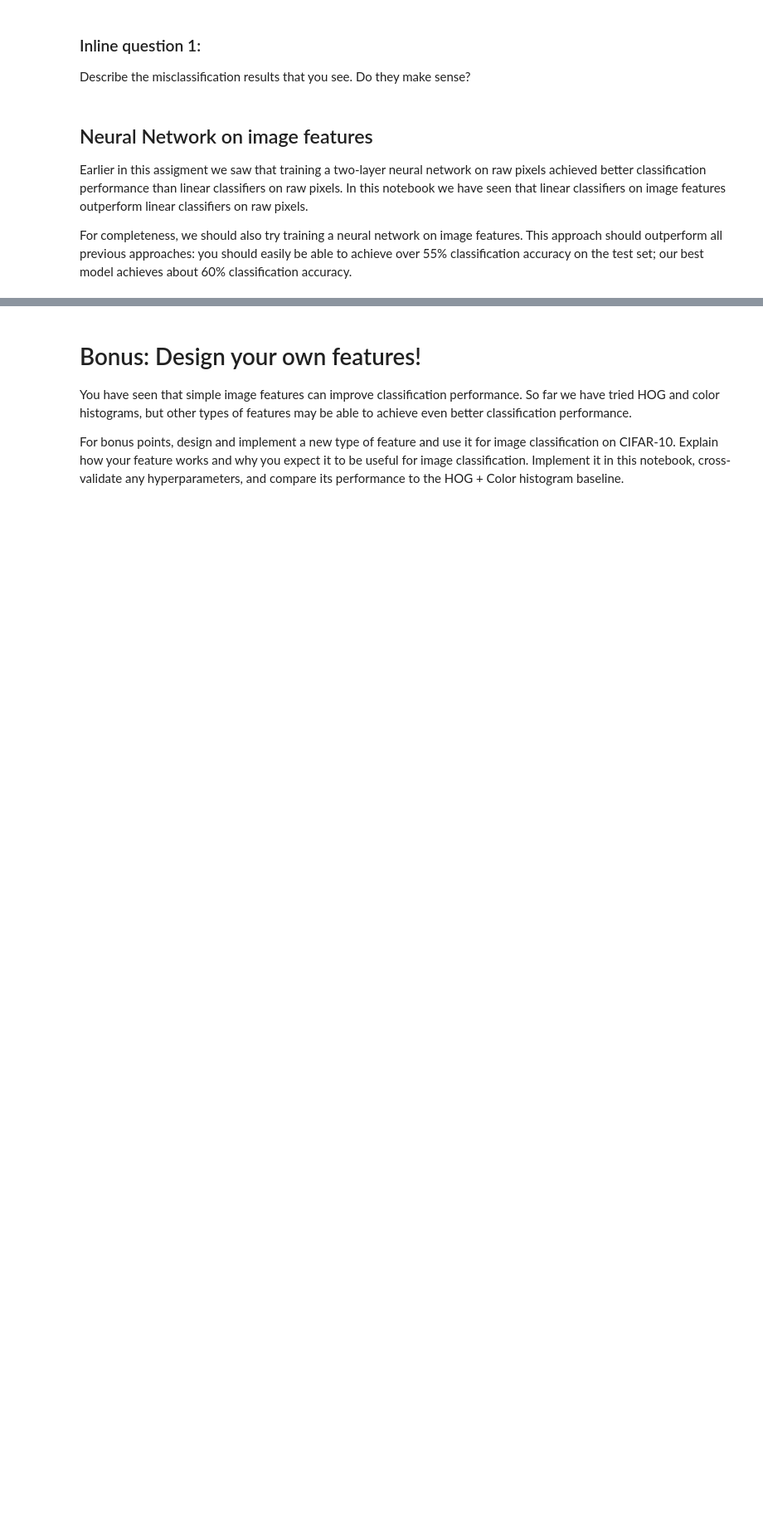
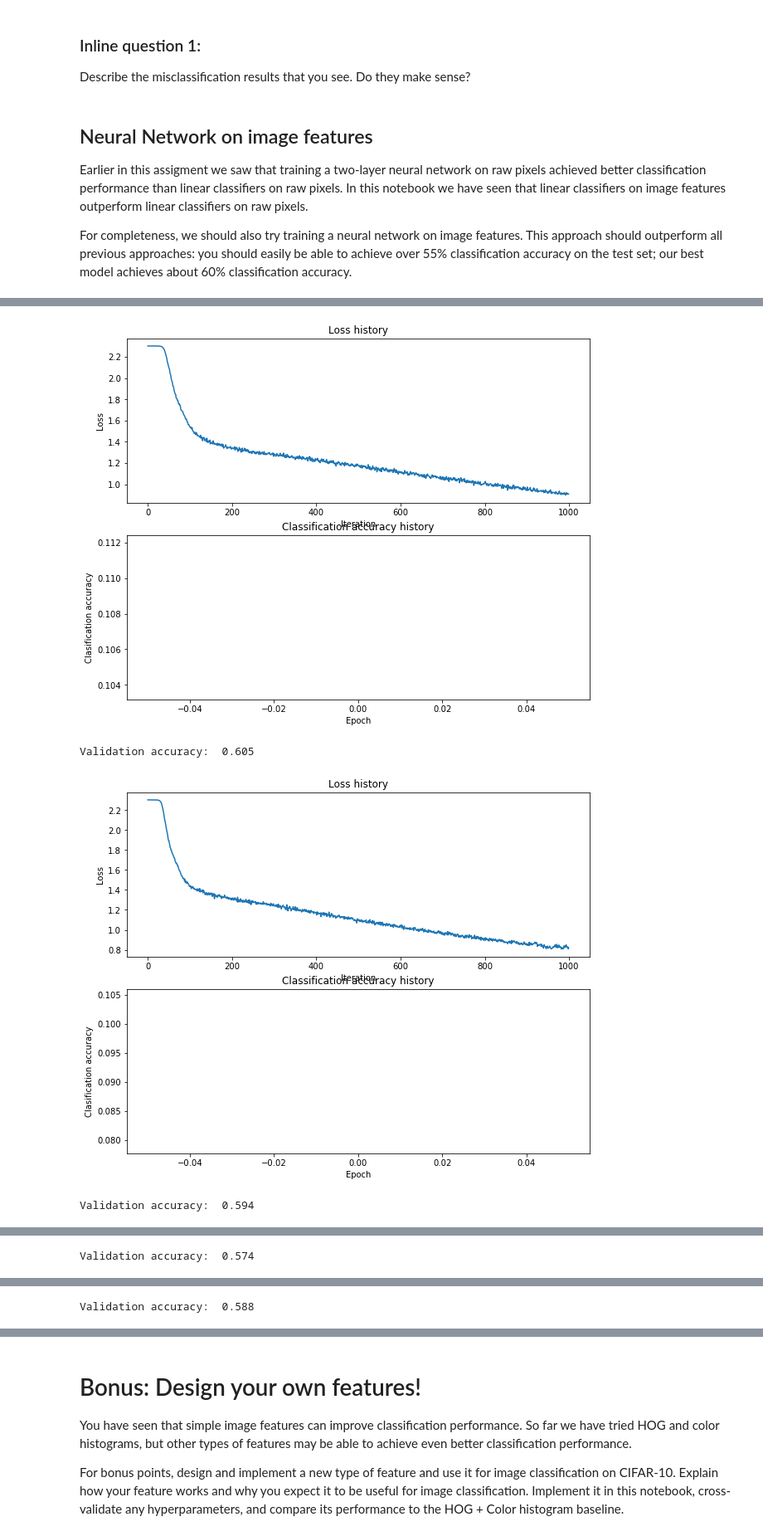
Before and after one commit to agiantwhale/cs231n, a Jupyter notebook: assignment1/features.ipynb, the cells around one changed output, grey strips where cells are left out. Shown: that part at 83% size. Saved outputs shown, nothing was run; the diff lists cells and outputs as text; code cells hidden in the pictures; blank space fills up the shorter version.

```diff
--- a/assignment1/features.ipynb
+++ b/assignment1/features.ipynb
@@ -117,8 +117,8 @@ Using the multiclass SVM code developed earlier in the assignment, train SVMs on
 
 from cs231n.classifiers.linear_classifier import LinearSVM
 
-learning_rates = [1e-9, 1e-8, 1e-7]
-regularization_strengths = [5e4, 5e5, 5e6]
+learning_rates = [1e-9, 1e-9 * 0.5, 1e-8, 1e-7, 1e-6]
+regularization_strengths = [5e4, 5e5, 5e6, 5e7, 5e8, 5e9]
 
 results = {}
 best_val = -1
@@ -137,7 +137,7 @@ for l_rate in learning_rates:
     for reg_strength in regularization_strengths:
         svm = LinearSVM()
         svm.train(X_train_feats, y_train, learning_rate=l_rate, reg=reg_strength,
-                  num_iters=45000)
+                  num_iters=3000)
 
         y_train_pred = svm.predict(X_train_feats)
         y_val_pred = svm.predict(X_val_feats)
@@ -212,19 +221,58 @@ print(X_train_feats.shape)
 # %%
 from cs231n.classifiers.neural_net import TwoLayerNet
 
 input_dim = X_train_feats.shape[1]
 hidden_dim = 500
 num_classes = 10
 
 net = TwoLayerNet(input_dim, hidden_dim, num_classes)
 best_net = None
 
 ################################################################################
 # TODO: Train a two-layer neural network on image features. You may want to    #
 # cross-validate various parameters as in previous sections. Store your best   #
 # model in the best_net variable.                                              #
 ################################################################################
-pass
+hidden_sizes = [500]
+learning_rates = [1e-1 * 4, 1e-1 * 5, 1e-1 * 6, 1e-1 * 7, 1e-1 * 8, 1e-1 * 9]
+
+best_acc = 0
+
+for h_size in hidden_sizes:
+    for l_rate in learning_rates:
+        net = TwoLayerNet(input_dim, h_size, num_classes)
+
+        # Train the network
+        stats = net.train(X_train_feats, y_train, X_val_feats, y_val,
+            num_iters=1000, batch_size=10000,
+            learning_rate=l_rate, learning_rate_decay=0.95,
+            reg=1e-8)
+        plt.subplot(2, 1, 1)
+        plt.plot(stats['loss_history'])
+        plt.title('Loss history')
+        plt.xlabel('Iteration')
+        plt.ylabel('Loss')
+
+        plt.subplot(2, 1, 2)
+        plt.plot(stats['train_acc_history'], label='train')
+        plt.plot(stats['val_acc_history'], label='val')
+        plt.title('Classification accuracy history')
+        plt.xlabel('Epoch')
+        plt.ylabel('Clasification accuracy')
+        plt.show()
+
+        # Predict on the validation set
+        val_acc = (net.predict(X_val_feats) == y_val).mean()
+        print('Validation accuracy: ', val_acc)
+
+        if val_acc > best_acc:
+            best_net = net
+            best_acc = val_acc
 ################################################################################
 #                              END OF YOUR CODE                                #
 ################################################################################
+# %% [output]
+[figure, added]
+Validation accuracy:  0.605
+[figure, added]
+Validation accuracy:  0.594
@@ -230,0 +280 @@ pass
+Validation accuracy:  0.574
@@ -230,0 +282 @@ pass
+Validation accuracy:  0.588
```
Also changed, not shown: parts of 6 cells of this notebook.
